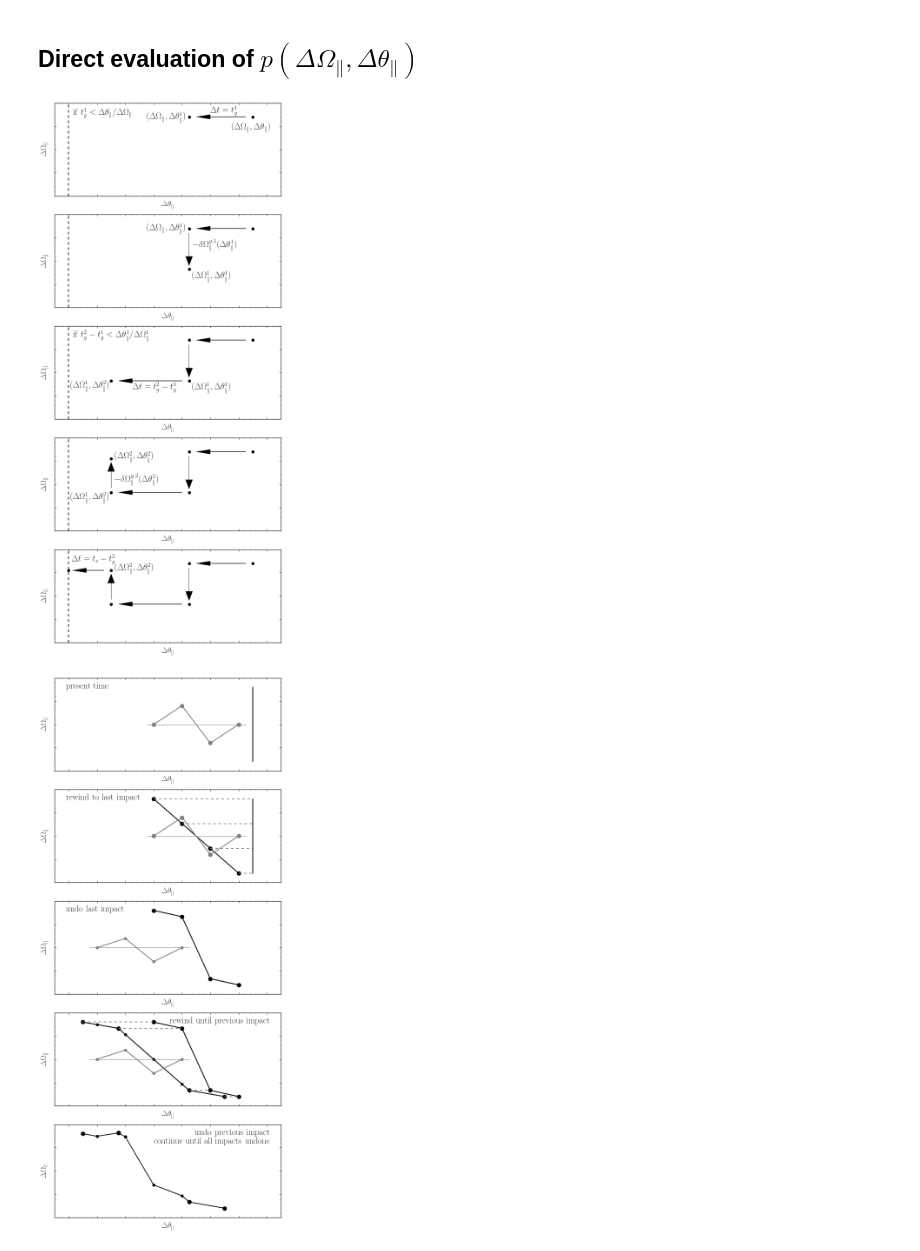
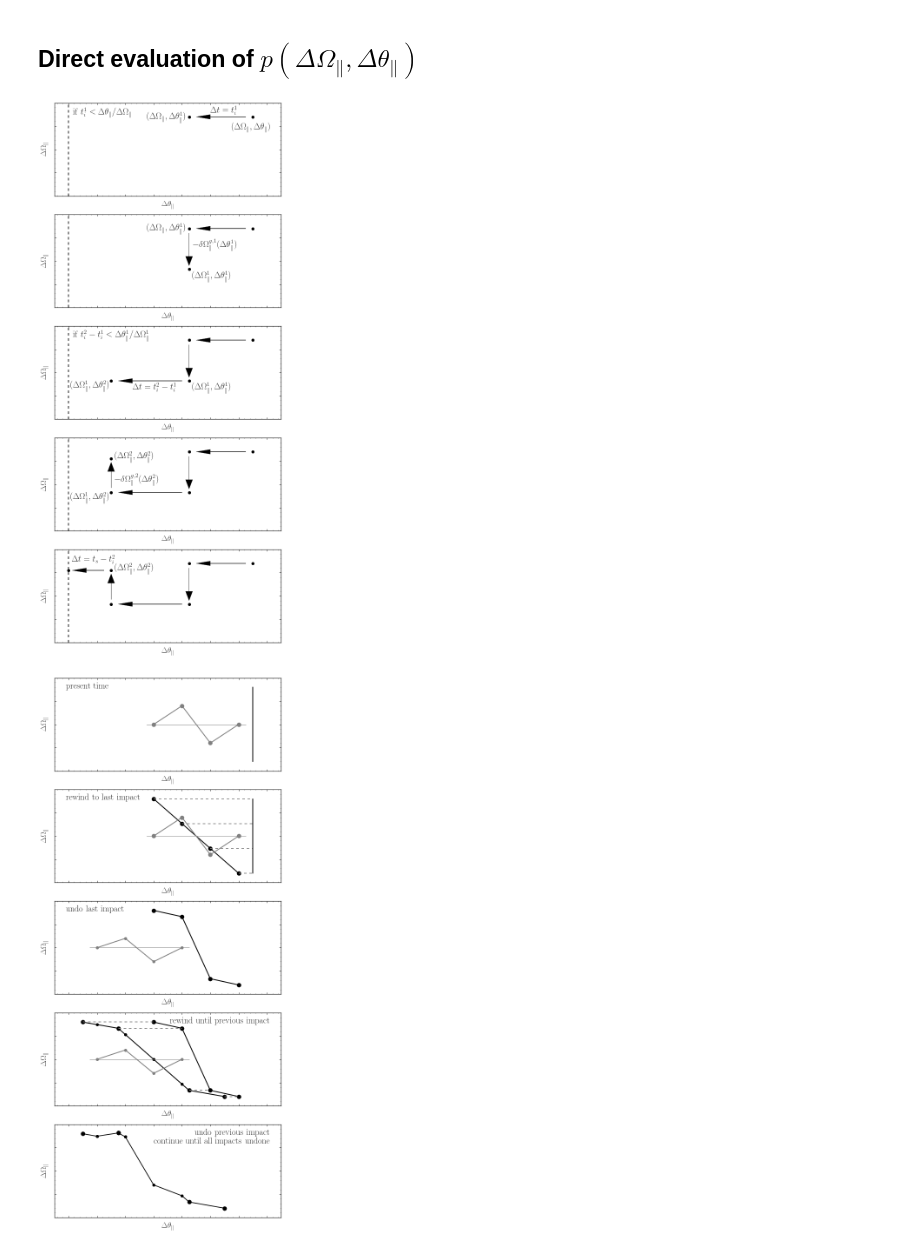
Before and after one commit to jobovy/streamgap-pepper, a Jupyter notebook: illustrativeFigures.ipynb, the cells around one changed output. Cells and saved outputs as stored; diff of their text form; code cells hidden in the pictures.

Commit message:
Update time label in illustrative figure

```diff
--- a/illustrativeFigures.ipynb
+++ b/illustrativeFigures.ipynb
@@ -23,11 +23,11 @@ bovy_plot.bovy_plot([1.3],[0.17],color='k',marker='o',
                     ylabel=r'$\Delta\Omega_\parallel$',gcf=True)
 gca().xaxis.set_major_formatter(nullfmt)
 gca().yaxis.set_major_formatter(nullfmt)
-bovy_plot.bovy_text(0.03,0.17,r'$\mathrm{if}\ t^1_g < \Delta \theta_\parallel/\Delta \Omega_\parallel$',
+bovy_plot.bovy_text(0.03,0.17,r'$\mathrm{if}\ t^1_i < \Delta \theta_\parallel/\Delta \Omega_\parallel$',
                    size=legendsize)
 bovy_plot.bovy_text(1.15,0.14,r'$(\Delta \Omega_\parallel,\Delta \theta_\parallel)$',
                    size=legendsize)
-bovy_plot.bovy_text(1.,0.175,r'$\Delta t = t^1_g$',
+bovy_plot.bovy_text(1.,0.175,r'$\Delta t = t^1_i$',
                    size=legendsize)
 arrow(1.25,0.17,-0.25,0.,color='k',head_width=.01,head_length=0.1,width=.001)
 plot([0.85],[0.17],'ko')
@@ -65,7 +65,7 @@ arrow(0.85,0.16,0.,-0.05,color='k',head_width=.05,head_length=0.02)
 plot([0.85],[0.0825],'ko')
 bovy_plot.bovy_text(0.87,0.058,r'$(\Delta \Omega^1_\parallel,\Delta \theta^1_\parallel)$',
                    size=legendsize)
-bovy_plot.bovy_text(.45,0.06,r'$\Delta t = t^2_g-t^1_g$',
+bovy_plot.bovy_text(.45,0.06,r'$\Delta t = t^2_i-t^1_i$',
                    size=legendsize)
 arrow(0.8,0.0825,-0.35,0.,color='k',head_width=.01,head_length=0.1,width=.001)
 plot([0.3],[0.0825],'ko')
@@ -73,7 +73,7 @@ bovy_plot.bovy_text(0.01,0.062,r'$(\Delta \Omega^1_\parallel,\Delta \theta^2_\pa
                    size=legendsize)
 gca().xaxis.set_major_formatter(nullfmt)
 gca().yaxis.set_major_formatter(nullfmt)
-bovy_plot.bovy_text(0.03,0.17,r'$\mathrm{if}\ t^2_g-t^1_g < \Delta \theta^1_\parallel/\Delta \Omega^1_\parallel$',
+bovy_plot.bovy_text(0.03,0.17,r'$\mathrm{if}\ t^2_i-t^1_i < \Delta \theta^1_\parallel/\Delta \Omega^1_\parallel$',
                    size=legendsize)
 axvline(color='k',linestyle='--')
 subplot(5,1,4)
@@ -98,35 +98,35 @@ bovy_plot.bovy_text(0.325,0.15,r'$(\Delta \Omega^2_\parallel,\Delta \theta^2_\pa
                    size=legendsize)
 gca().xaxis.set_major_formatter(nullfmt)
 gca().yaxis.set_major_formatter(nullfmt)
 axvline(color='k',linestyle='--')
 subplot(5,1,5)
 bovy_plot.bovy_plot([1.3],[0.17],color='k',marker='o',
                     xrange=[-0.1,1.5],
                     yrange=[0.,0.2],
                     xlabel=r'$\Delta\theta_\parallel$',
                     ylabel=r'$\Delta\Omega_\parallel$',gcf=True)
 arrow(1.25,0.17,-0.25,0.,color='k',head_width=.01,head_length=0.1,width=.001)
 plot([0.85],[0.17],'ko')
 arrow(0.85,0.16,0.,-0.05,color='k',head_width=.05,head_length=0.02)
 plot([0.85],[0.0825],'ko')
 arrow(0.8,0.0825,-0.35,0.,color='k',head_width=.01,head_length=0.1,width=.001)
 plot([0.3],[0.0825],'ko')
 arrow(0.3,0.0925,0.,+0.035,color='k',head_width=.05,head_length=0.02)
 plot([0.3],[0.155],'ko')
 bovy_plot.bovy_text(0.325,0.15,r'$(\Delta \Omega^2_\parallel,\Delta \theta^2_\parallel)$',
                    size=legendsize)
 arrow(0.25,0.155,-0.125,0.,color='k',head_width=.01,head_length=0.1,width=.001)
 plot([0.],[0.155],'ko')
-bovy_plot.bovy_text(0.02,0.17,r'$\Delta t = t_s-t^2_g$',
+bovy_plot.bovy_text(0.02,0.17,r'$\Delta t = t_s-t^2_i$',
                    size=legendsize)
 gca().xaxis.set_major_formatter(nullfmt)
 gca().yaxis.set_major_formatter(nullfmt)
 axvline(color='k',linestyle='--')
 tight_layout()
 if save_figures:
     bovy_plot.bovy_end_print(os.path.join(os.getenv('PAPERSDIR'),'2016-stream-stats','illustrate_pOa.pdf'))
 # %% [output]
-[figure, old version]
+[figure, new version]
 # %%
 bovy_plot.bovy_print(axes_labelsize=18.,xtick_labelsize=14.,ytick_labelsize=14.)
 figsize(8,18)
```
